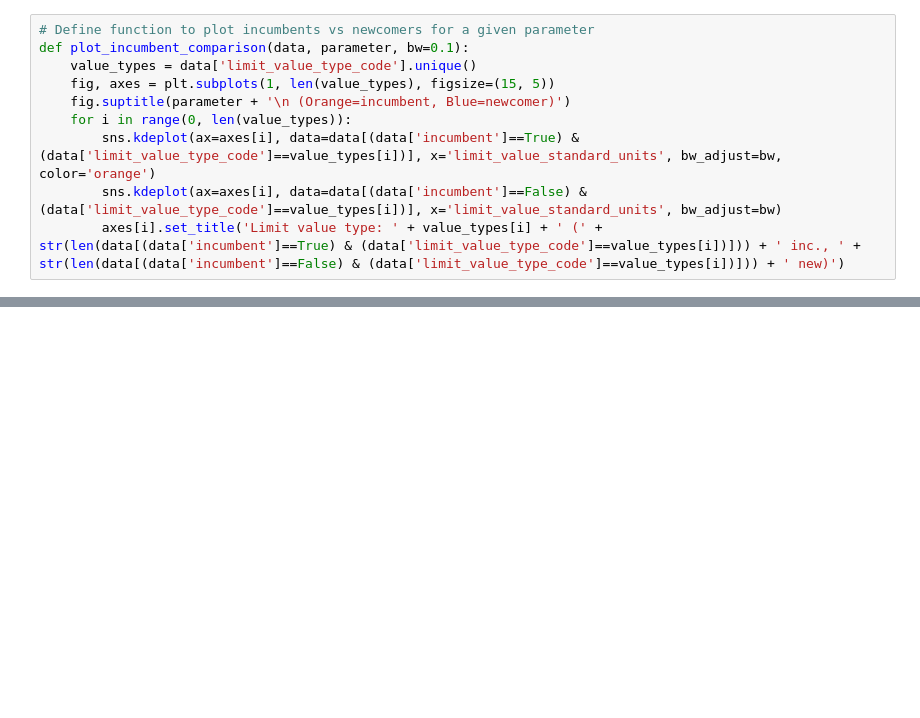
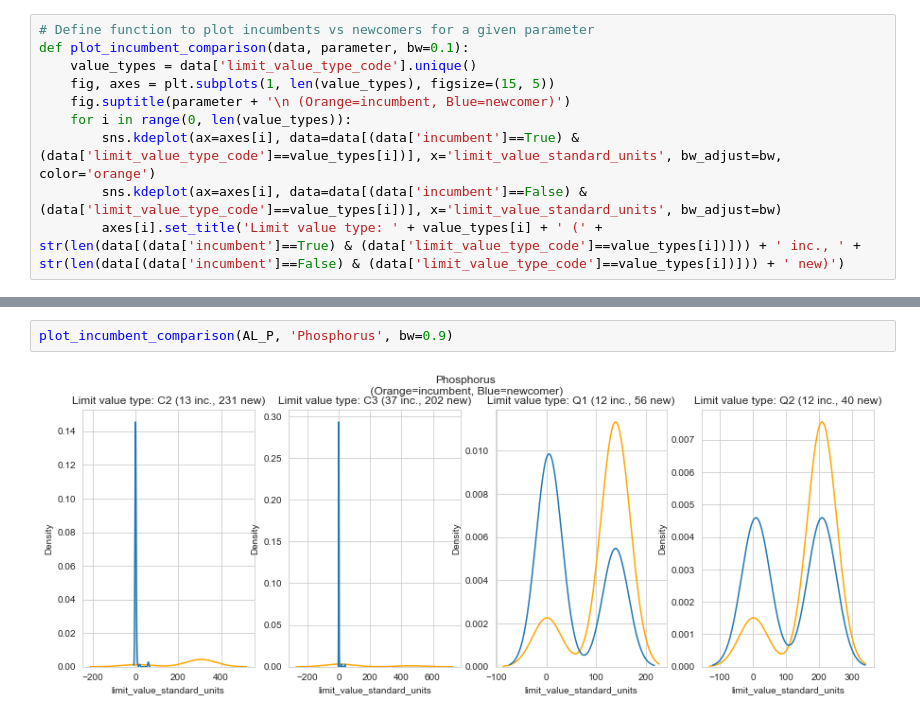
Before and after one commit to reglab/TMDLs_archived, a Jupyter notebook: exploring_grandfathering.ipynb, the cells around one changed output, grey strips where cells are left out. Saved outputs shown, nothing was run; the diff lists cells and outputs as text; blank space fills up the shorter version.

```diff
--- a/exploring_grandfathering.ipynb
+++ b/exploring_grandfathering.ipynb
@@ -91,0 +85,4 @@ plot_incumbent_comparison(to_plot, 'TSS', bw=0.3)
+# %%
+plot_incumbent_comparison(AL_P, 'Phosphorus', bw=0.9)
+# %% [output]
+[figure, added]
```
Also changed, not shown: parts of 16 cells of this notebook.
